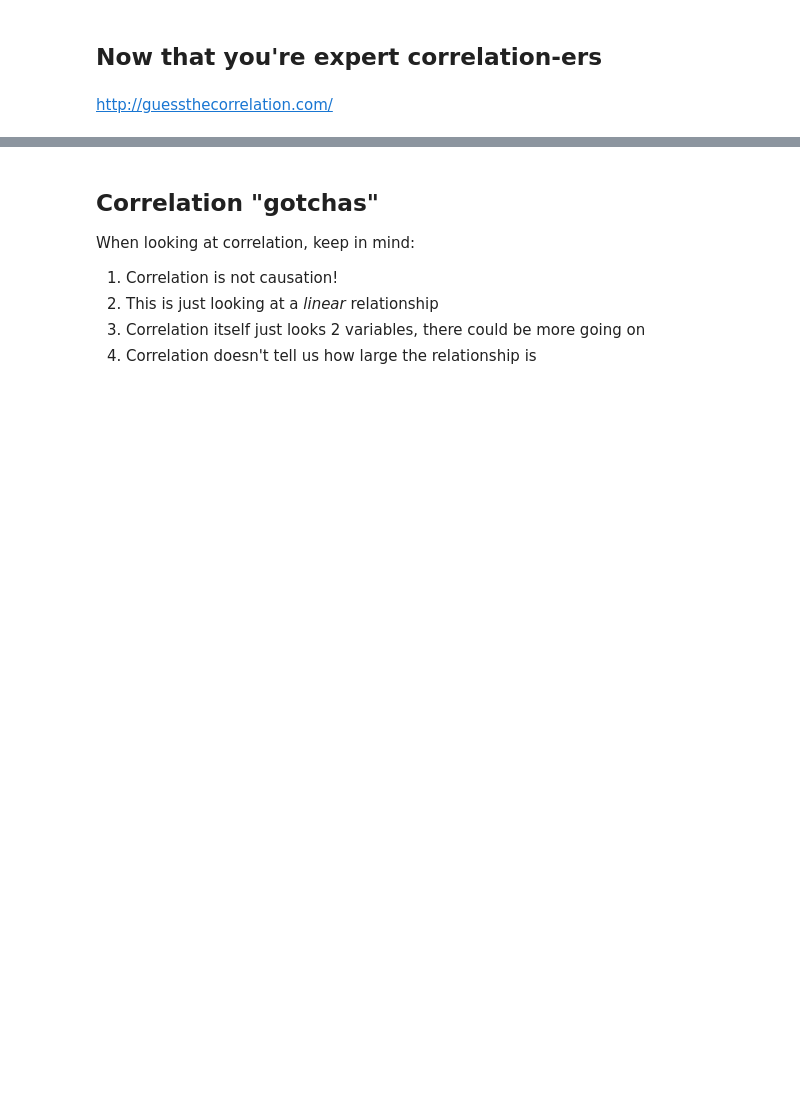
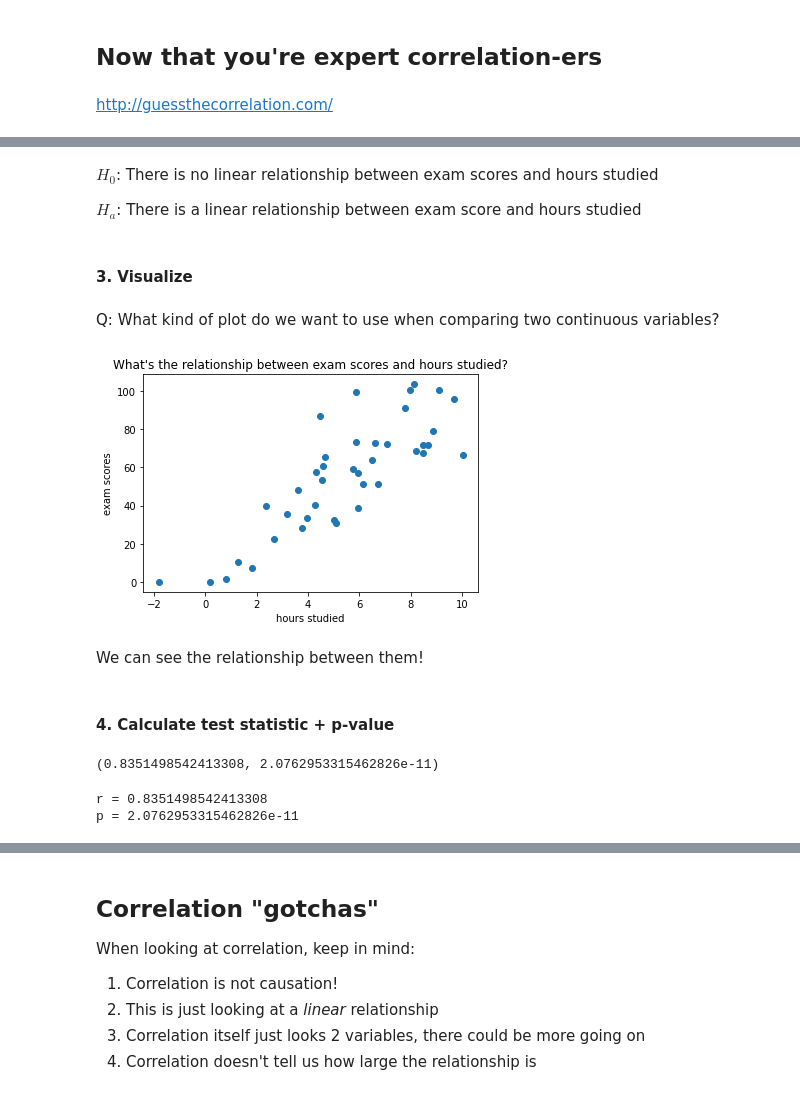
Before and after one commit to CodeupClassroom/pagel-statistics-exercises, a Jupyter notebook: correlation_lesson.ipynb, the cells around one changed output, grey strips where cells are left out. Saved outputs shown, nothing was run; the diff lists cells and outputs as text; code cells hidden in the pictures; blank space fills up the shorter version.

```diff
--- a/correlation_lesson.ipynb
+++ b/correlation_lesson.ipynb
@@ -178,0 +153,4 @@ else:
+# %%
+#get our data & look at it!
+df = pd.read_csv(url)
+df.head()
@@ -178,0 +195,4 @@ else:
+# %% [markdown]
+$H_0$: There is no linear relationship between exam scores and hours studied
+
+$H_a$: There is a linear relationship between exam score and hours studied
@@ -178,0 +202,24 @@ else:
+# %% [markdown]
+#### 3. Visualize
+# %% [markdown]
+Q: What kind of plot do we want to use when comparing two continuous variables?
+# %%
+#plot our variables
+
+plt.scatter(df.hours_studied, df.exam_score)
+
+plt.title("What's the relationship between exam scores and hours studied?")
+plt.xlabel('hours studied')
+plt.ylabel('exam scores')
+plt.show()
+# %% [output]
+[figure, added]
+# %% [markdown]
+We can see the relationship between them!
+# %% [markdown]
+#### 4. Calculate test statistic + p-value
+# %%
+#returns both r and p, respectively
+stats.pearsonr(df.hours_studied, df.exam_score)
+# %% [output]
+(0.8351498542413308, 2.0762953315462826e-11)
@@ -178,0 +229,7 @@ else:
+# %%
+#output results
+print('r =', r)
+print('p =', p)
+# %% [output]
+r = 0.8351498542413308
+p = 2.0762953315462826e-11
```
Also changed, not shown: parts of 77 cells of this notebook.
